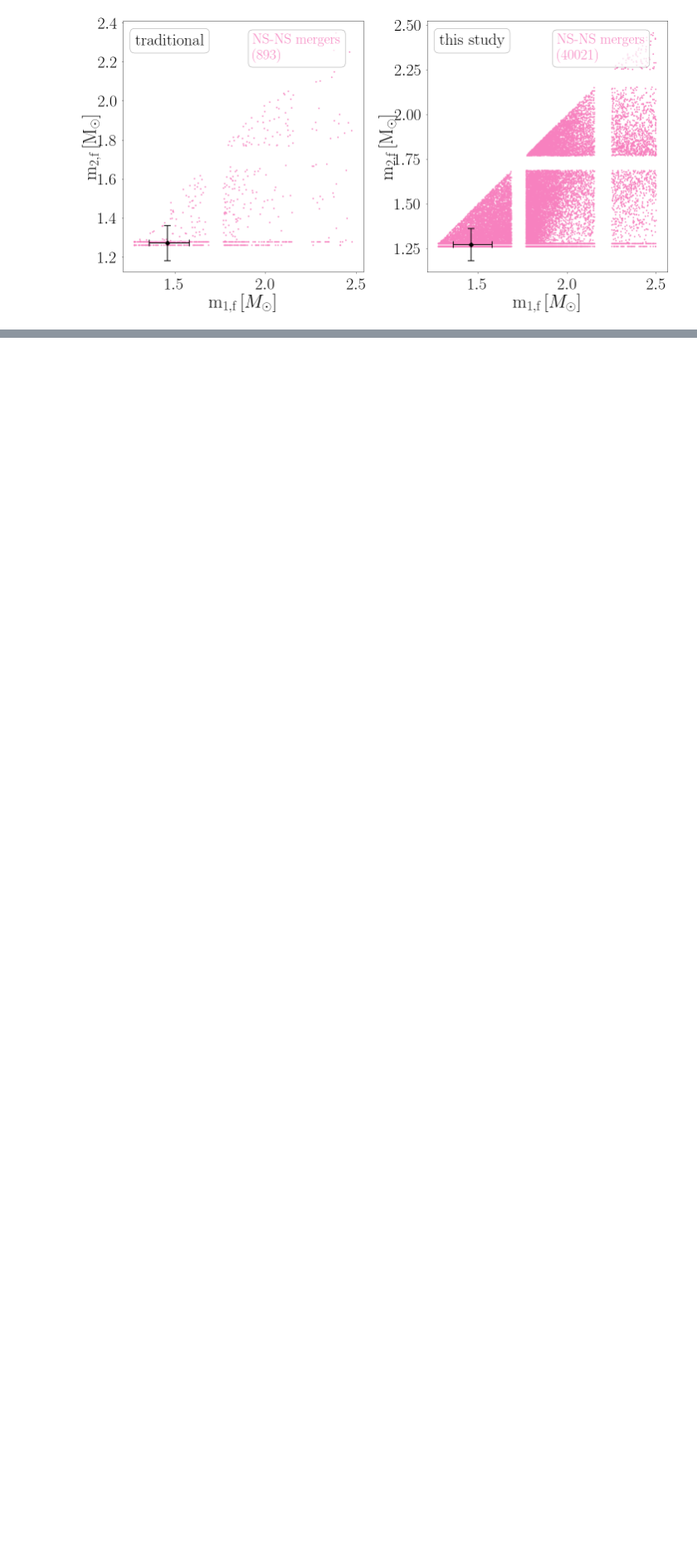
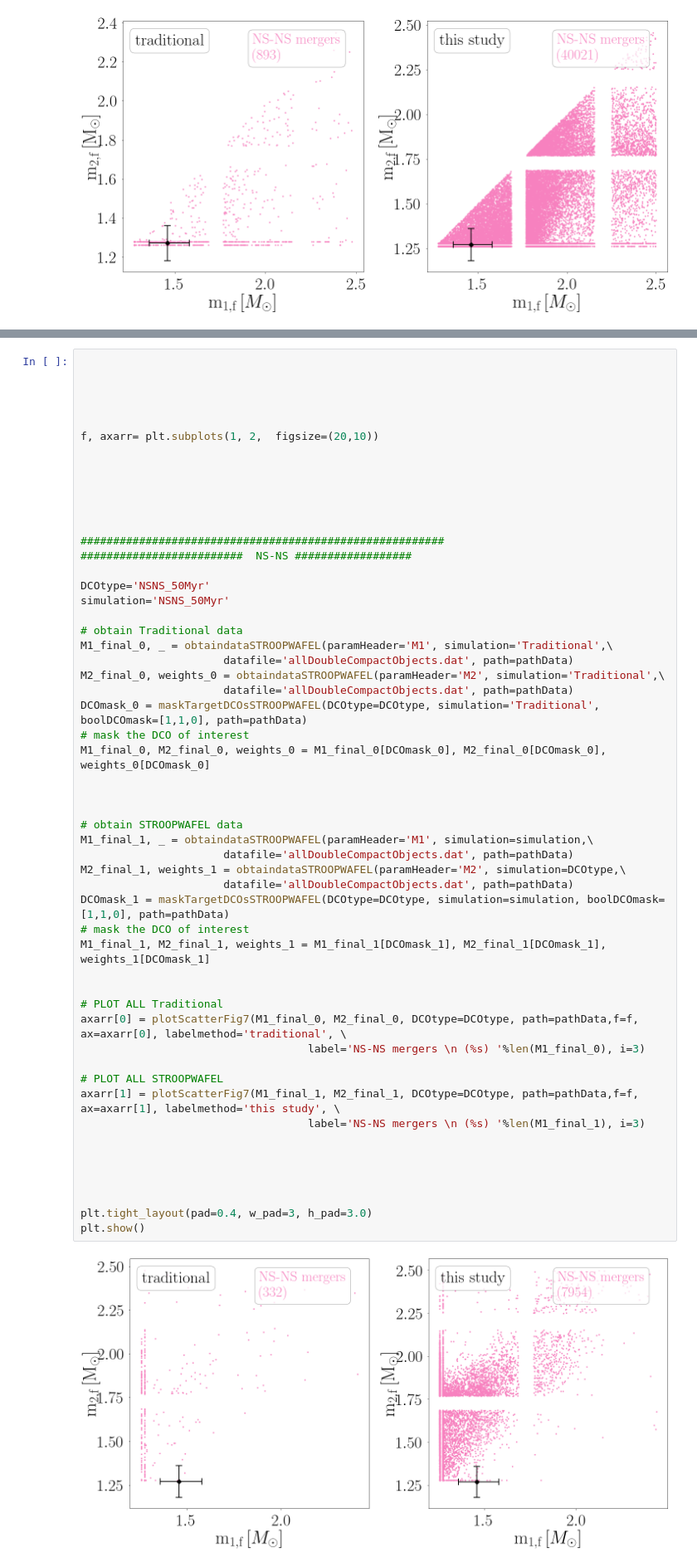
Before and after one commit to FloorBroekgaarden/STROOPWAFEL, a Jupyter notebook: other/Demo_NS_masses_scatterplot.ipynb, the cells around one changed output, grey strips where cells are left out. Shown: that part at 83% size. Saved outputs shown, nothing was run; the diff lists cells and outputs as text; blank space fills up the shorter version.

```diff
--- a/other/Demo_NS_masses_scatterplot.ipynb
+++ b/other/Demo_NS_masses_scatterplot.ipynb
@@ -341,0 +399,56 @@ plt.show()
+# %%
+
+
+
+
+
+f, axarr= plt.subplots(1, 2,  figsize=(20,10))
+
+
+
+
+
+
+########################################################
+#########################  NS-NS ##################
+
+DCOtype='NSNS_50Myr'
+simulation='NSNS_50Myr'
+
+# obtain Traditional data
+M1_final_0, _ = obtaindataSTROOPWAFEL(paramHeader='M1', simulation='Traditional',\
+                      datafile='allDoubleCompactObjects.dat', path=pathData)
+M2_final_0, weights_0 = obtaindataSTROOPWAFEL(paramHeader='M2', simulation='Traditional',\
+                      datafile='allDoubleCompactObjects.dat', path=pathData)
+DCOmask_0 = maskTargetDCOsSTROOPWAFEL(DCOtype=DCOtype, simulation='Traditional', boolDCOmask=[1,1,0], path=pathData)
+# mask the DCO of interest
+M1_final_0, M2_final_0, weights_0 = M1_final_0[DCOmask_0], M2_final_0[DCOmask_0], weights_0[DCOmask_0]
+
+
+
+# obtain STROOPWAFEL data
+M1_final_1, _ = obtaindataSTROOPWAFEL(paramHeader='M1', simulation=simulation,\
+                      datafile='allDoubleCompactObjects.dat', path=pathData)
+M2_final_1, weights_1 = obtaindataSTROOPWAFEL(paramHeader='M2', simulation=DCOtype,\
+                      datafile='allDoubleCompactObjects.dat', path=pathData)
+DCOmask_1 = maskTargetDCOsSTROOPWAFEL(DCOtype=DCOtype, simulation=simulation, boolDCOmask=[1,1,0], path=pathData)
+# mask the DCO of interest
+M1_final_1, M2_final_1, weights_1 = M1_final_1[DCOmask_1], M2_final_1[DCOmask_1], weights_1[DCOmask_1]
+
+
+# PLOT ALL Traditional
+axarr[0] = plotScatterFig7(M1_final_0, M2_final_0, DCOtype=DCOtype, path=pathData,f=f, ax=axarr[0], labelmethod='traditional', \
+                                   label='NS-NS mergers \n (%s) '%len(M1_final_0), i=3)
+
+# PLOT ALL STROOPWAFEL
+axarr[1] = plotScatterFig7(M1_final_1, M2_final_1, DCOtype=DCOtype, path=pathData,f=f, ax=axarr[1], labelmethod='this study', \
+                                   label='NS-NS mergers \n (%s) '%len(M1_final_1), i=3)
+
+
+
+
+
+plt.tight_layout(pad=0.4, w_pad=3, h_pad=3.0)
+plt.show()
+# %% [output]
+[figure, added]
```
Also changed, not shown: parts of 3 cells of this notebook.
